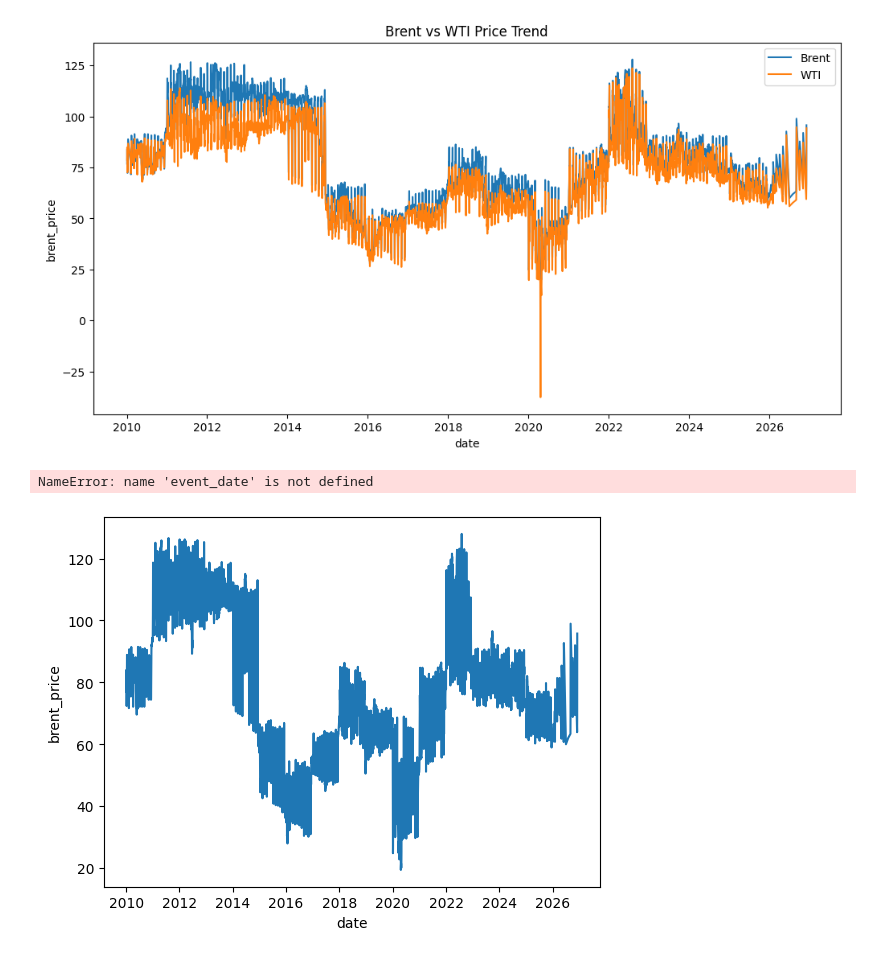
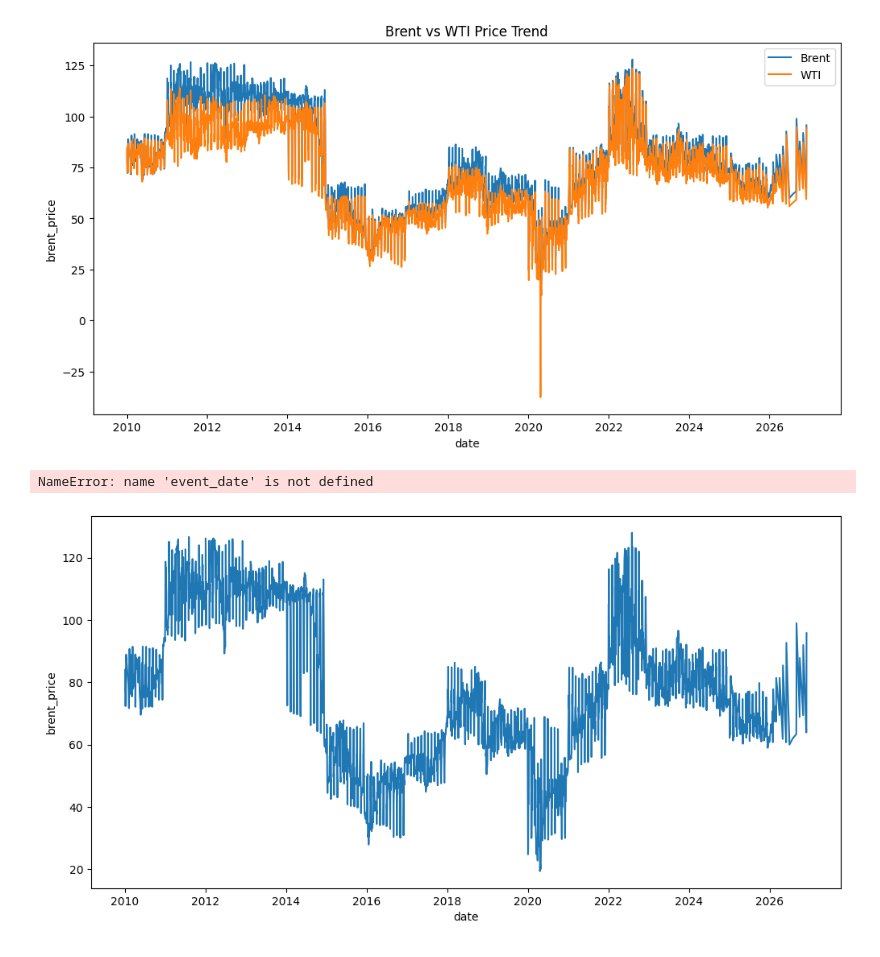
Before and after one commit to RAHEEL-HASSAN-WORK/Oil_Geopolitics_Analysis, a Jupyter notebook: Oil_Geopolitics.ipynb, the cells around one changed output. Cells and saved outputs as stored; diff of their text form; code cells hidden in the pictures.

Commit message:
chart added, EDA

```diff
--- a/Oil_Geopolitics.ipynb
+++ b/Oil_Geopolitics.ipynb
@@ -273,10 +273,11 @@ plt.show()
 # %% [output]
 [figure]
 # %%
+plt.figure(figsize=(12,6))
 sns.lineplot(x='date', y='brent_price',data=df)
 plt.axvline(event_date)
 # %% [output]
 NameError: name 'event_date' is not defined
-[figure, old version]
+[figure, new version]
 # %%
 sns.boxplot(data=df[['brent_price','wti_price','vix','dxy_index']])
```
Also changed, not shown: parts of 1 cell of this notebook.
